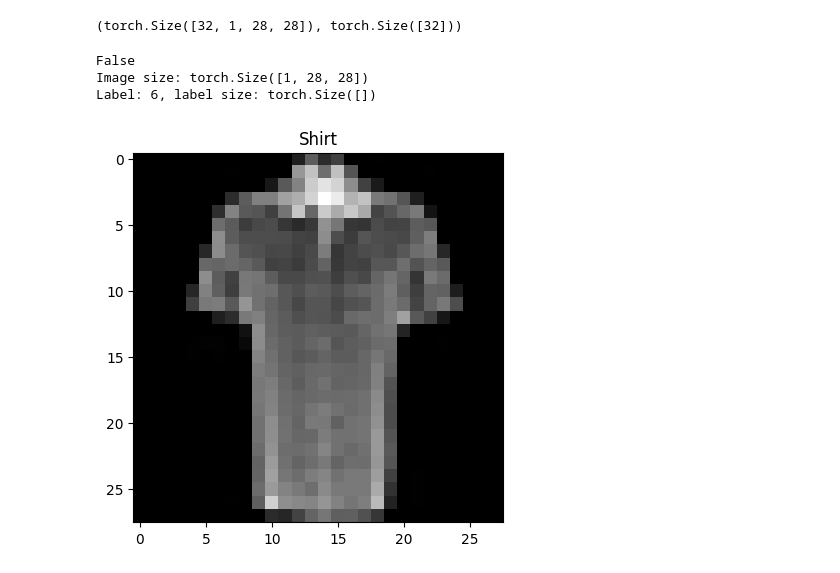
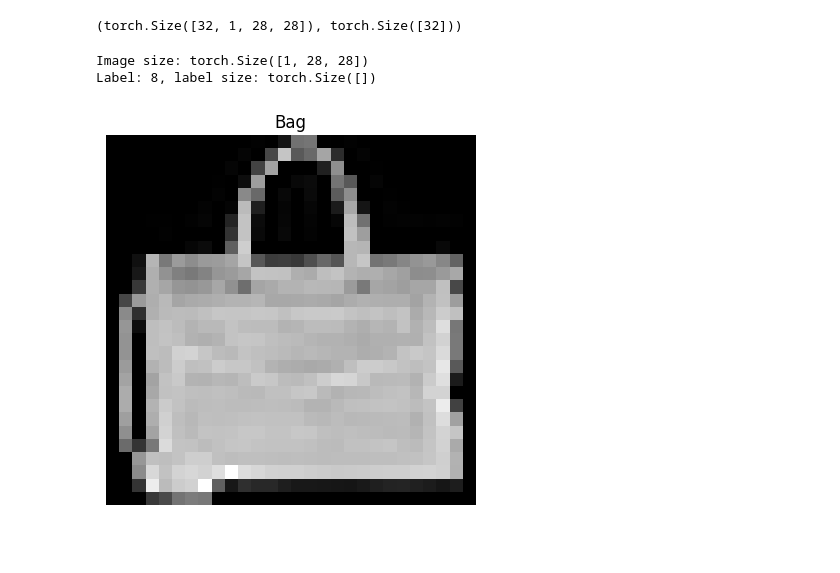
Before and after one commit to BigBarfEaterBBE/pytorch-learning, a Jupyter notebook: 03_pytorch_computer_vision.ipynb, the cells around one changed output. Drawn from its saved outputs; the diff is of its cells as text; code cells hidden in the pictures; blank space fills up the shorter version.

```diff
--- a/03_pytorch_computer_vision.ipynb
+++ b/03_pytorch_computer_vision.ipynb
@@ -196,16 +196,14 @@ train_features_batch.shape, train_labels_batch.shape
 (torch.Size([32, 1, 28, 28]), torch.Size([32]))
 # %%
 # Show a sample
-torch.manual_seed(42)
 random_idx = torch.randint(0, len(train_features_batch), size=[1]).item()
 img, label = train_features_batch[random_idx],train_labels_batch[random_idx]
 plt.imshow(img.squeeze(),cmap="gray")
 plt.title(class_names[label])
-print(plt.axis)
+plt.axis(False)
 print(f"Image size: {img.shape}")
 print(f"Label: {label}, label size: {label.shape}")
 # %% [output]
-False
 Image size: torch.Size([1, 28, 28])
-Label: 6, label size: torch.Size([])
+Label: 8, label size: torch.Size([])
-[figure, old version]
+[figure, new version]
```
Also changed, not shown: parts of 16 cells of this notebook.
